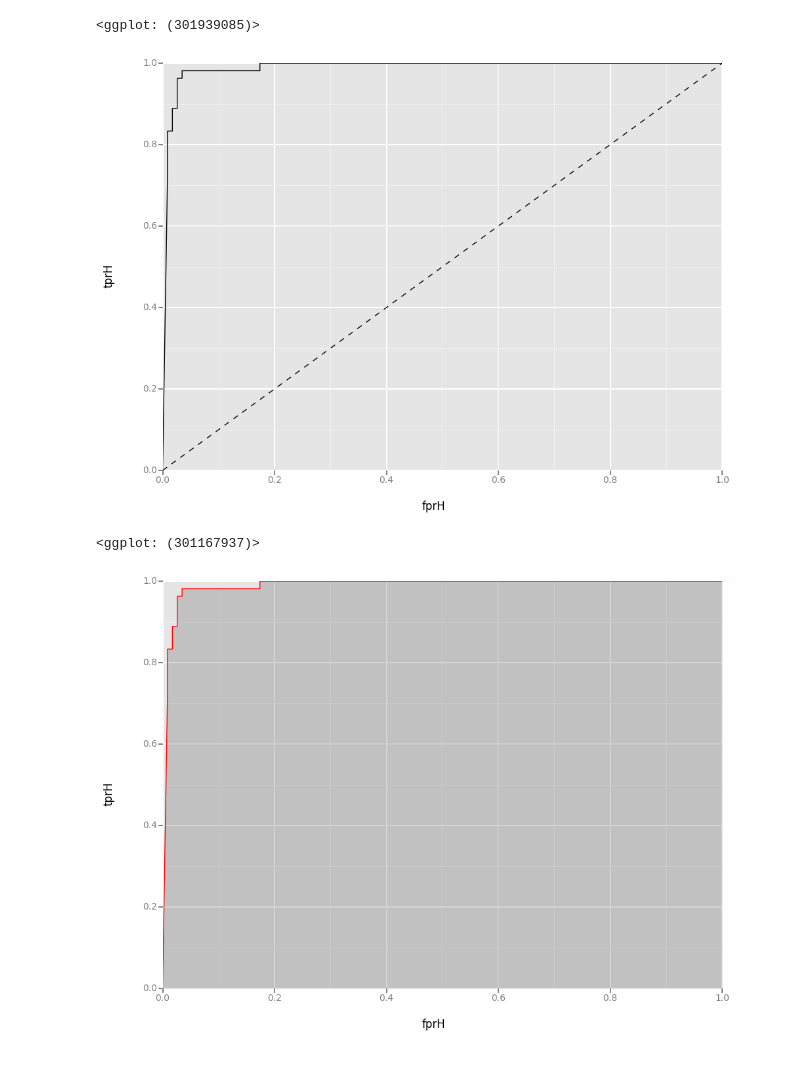
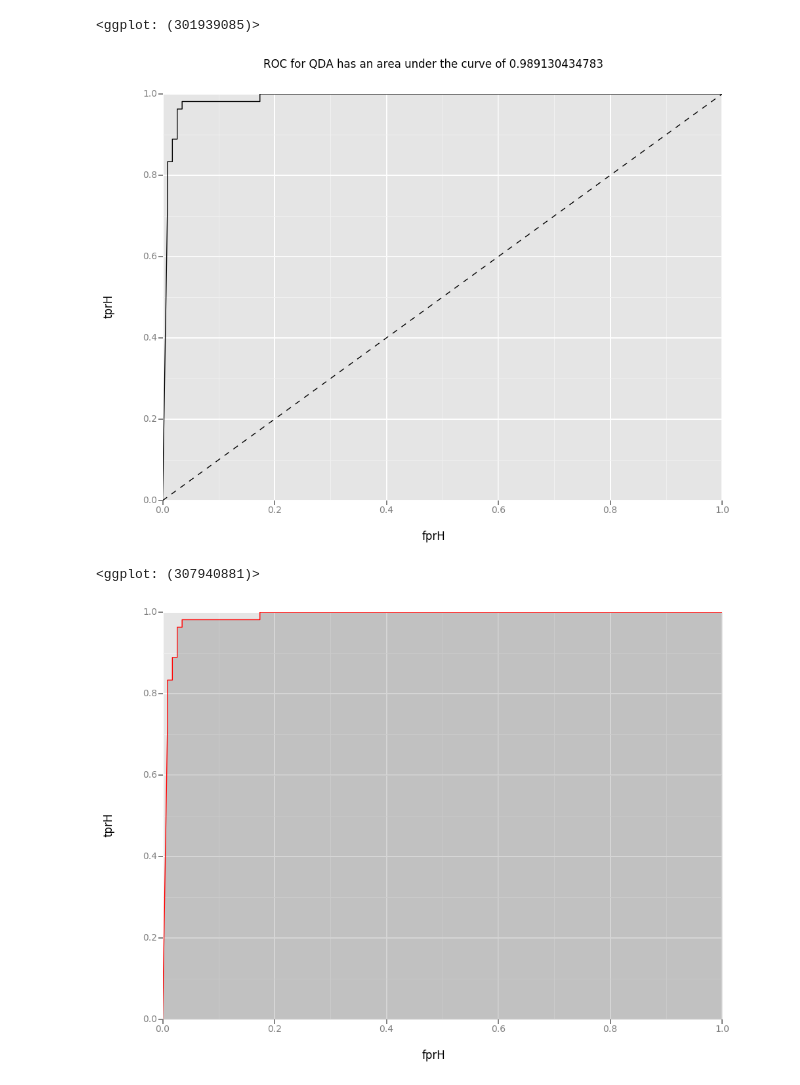
Before and after one commit to bora-pajo/breast-cancer-prediction, a Jupyter notebook: breast_cancer_clean.ipynb, the cells around one changed output. Cells and saved outputs as stored; diff of their text form; code cells hidden in the pictures.

```diff
--- a/breast_cancer_clean.ipynb
+++ b/breast_cancer_clean.ipynb
@@ -399,15 +404,16 @@ ggplot(df, aes(x='fprA', y='tprA')) + geom_area(alpha=0.2) + geom_line(aes(y='tp
 # %%
 # ROC curve for QDA
 preds = clf_H.predict_proba(X_test)[:,1]
 fprH, tprH, _ = metrics.roc_curve(Y_test, preds)
 
 df = pd.DataFrame(dict(fprH=fprH, tprH=tprH))
 ggplot(df, aes(x='fprH', y='tprH')) +\
     geom_line() +\
-    geom_abline(linetype='dashed')
+    geom_abline(linetype='dashed')+\
+    ggtitle ("ROC for QDA has an area under the curve of " + str(metrics.auc(fprH,tprH)))
 # %% [output]
-[figure, old version]
+[figure, new version]
-<ggplot: (301167937)>
+<ggplot: (307940881)>
 # %%
 auc = metrics.auc(fprH,tprH)
 ggplot(df, aes(x='fprH', y='tprH')) + geom_area(alpha=0.2) + geom_line(aes(y='tprH', color = 'red'))
```
Also changed, not shown: parts of 12 cells of this notebook.
